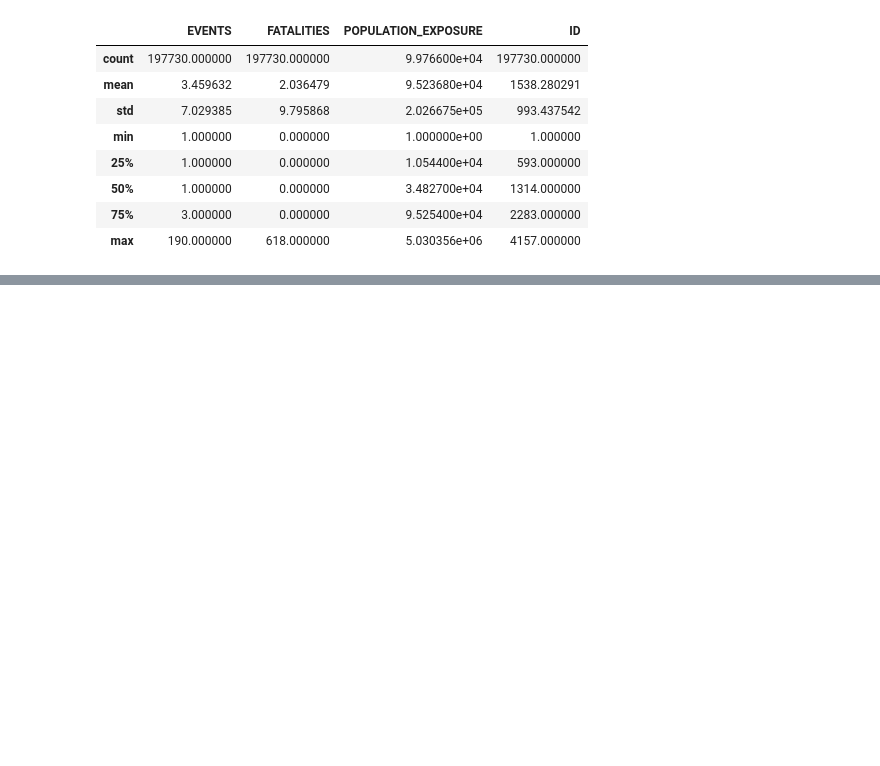
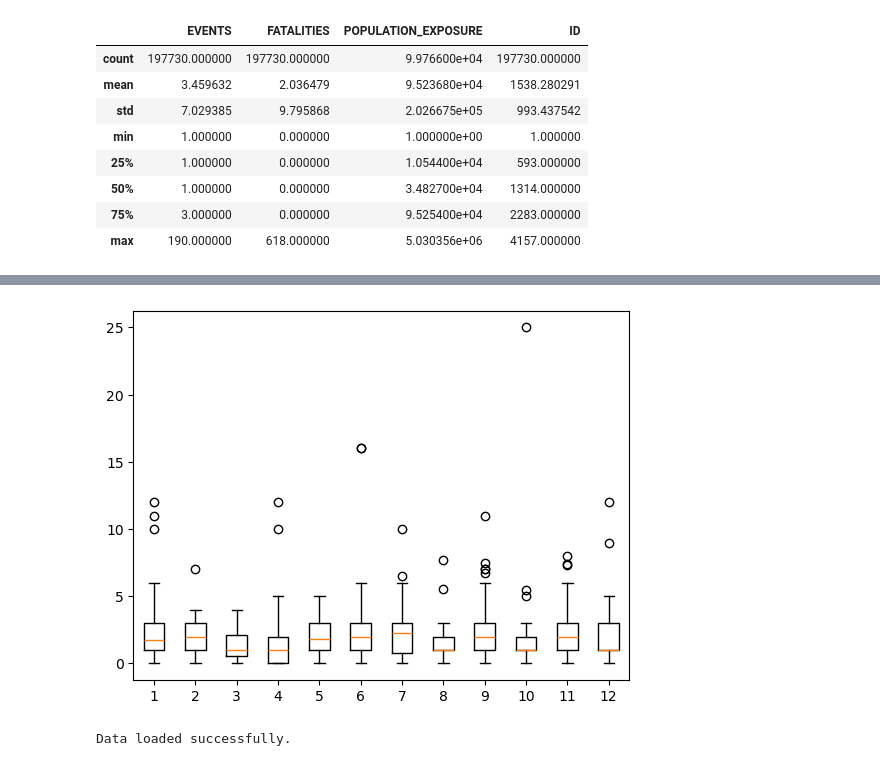
Before and after one commit to group-pi-dataviz/group-pi-dataviz.github.io, a Jupyter notebook: scripts/data_preprocessing.ipynb, the cells around one changed output, grey strips where cells are left out. Drawn from its saved outputs; the diff is of its cells as text; code cells hidden in the pictures; blank space fills up the shorter version.

Commit message:
Added boxplot

```diff
--- a/scripts/data_preprocessing.ipynb
+++ b/scripts/data_preprocessing.ipynb
@@ -737,0 +279,17 @@ plt.show()
+# %%
+data.head()
+af_battle_data = data[(data['COUNTRY'] == 'Afghanistan') & (data['EVENT_TYPE'] == 'Battles') & (data['SUB_EVENT_TYPE'] == 'Armed clash') & (data['YEAR'] >= 2017) & (data['YEAR'] <= 2024)]
+
+# af_battle_data['FAT_BAT'] = af_battle_data['FATALITIES'] / af_battle_data['EVENTS']
+af_battle_data.head()
+
+# to_save = af_battle_data[['']]
+
+#merge rows with same year and month by summing events and fatalities (uncomment for only of same admin1)
+#af_battle_data = af_battle_data.groupby(['YEAR', 'MONTH', 'ADMIN1']).agg({'EVENTS': 'sum', 'FATALITIES': 'sum'}).reset_index()
+af_battle_data = af_battle_data.groupby(['YEAR', 'MONTH']).agg({'EVENTS': 'sum', 'FATALITIES': 'sum'}).reset_index()
+af_battle_data['FAT_BAT'] = af_battle_data['FATALITIES'] / af_battle_data['EVENTS']
+
+af_battle_data[['EVENTS', 'FATALITIES', 'YEAR', 'MONTH', 'FAT_BAT']].to_csv('../data/af_battles.csv', ';')
+
+# af_battle_data['SUB_EVENT_TYPE'].unique()
@@ -737,0 +305,31 @@ plt.show()
+# %%
+min_year = 2022
+max_year = 2022
+
+box_data = af_battle_data[(af_battle_data['YEAR'] >= min_year) & (af_battle_data['YEAR'] <= max_year)]
+
+plot_data = []
+
+for month in box_data['MONTH'].unique():
+    monthly_data = box_data[box_data['MONTH'] == month]['FAT_BAT']
+    plot_data.append(monthly_data)
+    # fig = plt.figure()
+    # plt.violinplot(monthly_data)
+    # fig.show()
+
+    # print(month)
+
+# print(plot_data)
+
+# for b in box_data:
+#     print(b)
+# box_data.head()
+plt.boxplot(plot_data)
+pass
+# plt.violinplot(box_data)
+# %% [output]
+[figure, added]
+# %%
+data = load_xlsx_data("../data/WPP2024_POP_F01_1_POPULATION_SINGLE_AGE_BOTH_SEXES.xlsx")
+# %% [output]
+Data loaded successfully.
```
Also changed, not shown: parts of 57 cells of this notebook, 4 other files.
